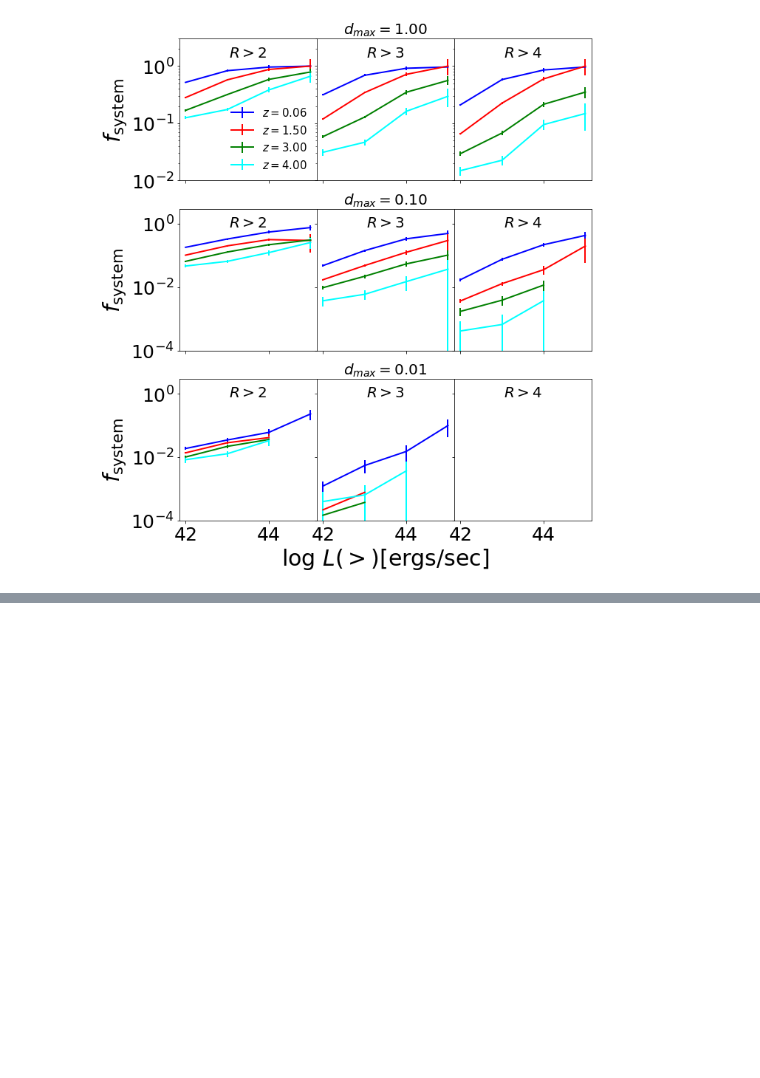
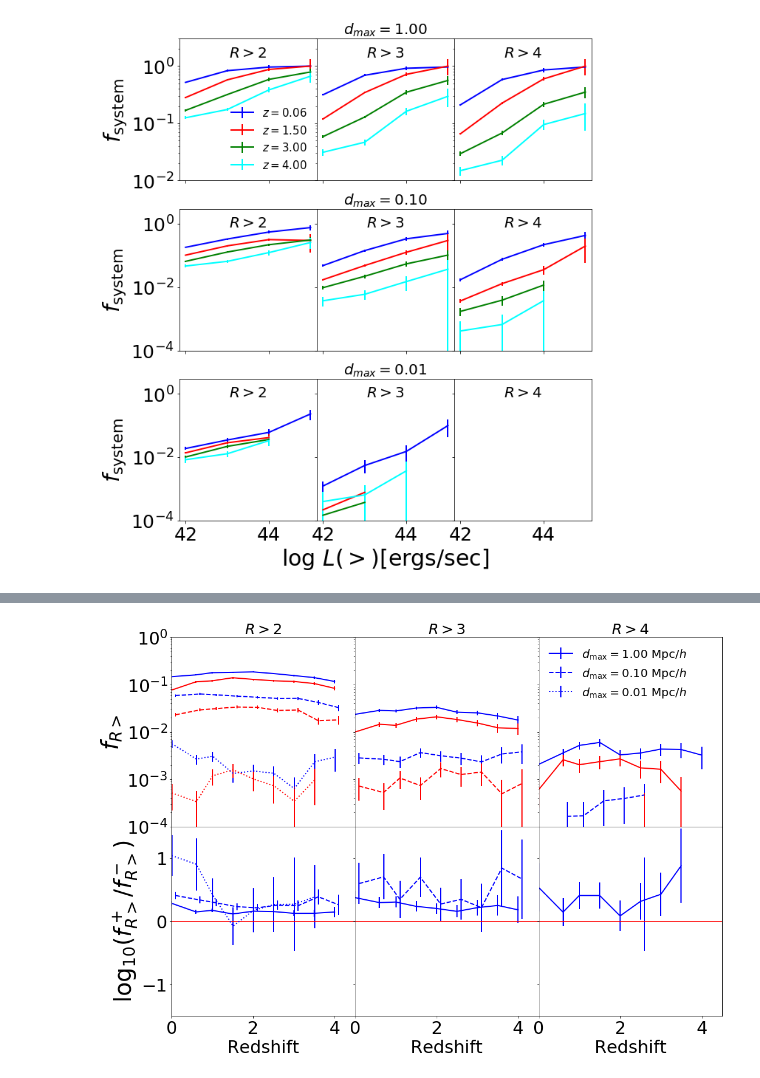
Before and after one commit to akbhowmi/Blackhole_systems_AGN_connection, a Jupyter notebook: Paper_black_systems_and_AGN_connection.ipynb, the cells around one changed output, grey strips where cells are left out. Saved outputs shown, nothing was run; the diff lists cells and outputs as text; code cells hidden in the pictures; blank space fills up the shorter version.

```diff
--- a/Paper_black_systems_and_AGN_connection.ipynb
+++ b/Paper_black_systems_and_AGN_connection.ipynb
@@ -829,0 +1071,50 @@ plt.savefig('./figures_for_paper1/AGNs_that_are_systems_%s.png'%run,bbox_inches=
+# %%
+log_halo_mass_cut_max=12
+log_halo_mass_cut_min=11.0
+f,ax=plt.subplots(2,3,figsize=(17,12),sharex=True)
+
+
+run='L75n1820TNG'
+
+
+
+medians=True
+#make_plot(run,1.0,'dashed',1e-2,1e0,split_by_eddington=False,median=medians,select_by_stellarmass=True)
+#RR=2
+log_bhmass_cut=6
+col1='blue'
+col2='red'
+ls='solid'
+offset=0
+
+RR=4
+make_plot(run,1.0,'solid',1e-4,1e0,split_by_eddington=True,median=medians,select_by_stellarmass=True)
+
+offset=0.1
+ls='dashed'
+make_plot(run,0.1,'dashed',1e-4,1e0,split_by_eddington=True,median=medians,select_by_stellarmass=True)
+
+#col='green'
+#make_plot(run,0.015,'solid',1e-5,1e0,split_by_eddington=True,median=medians,select_by_stellarmass=True)
+offset=0.01
+ls='dotted'
+make_plot(run,0.015,'dotted',1e-4,1e0,split_by_eddington=True,median=medians,select_by_stellarmass=True)
+
+
+#RR=3
+#make_plot(run,1.0,'dashed',1e-2,1e0,split_by_eddington=True,median=medians,select_by_stellarmass=True)
+
+
+ax[0,0].set_ylabel('$f_{R>}$',fontsize=40)
+ax[1,0].set_ylabel('$\log_{10}({f^+_{R>}/f^-_{R>}})$',fontsize=40)
+
+
+ax[0,2].legend(loc='upper left',fontsize=20,frameon=False)
+
+plt.subplots_adjust(hspace=0,wspace=0)
+
+plt.savefig('./figures_for_paper1/upper_lower_quartile_%s_proper_range.png'%run)
+
+#ax[1,0].set_ylabel('$\log_{10}{Upper half}-\log_{10}lower half$',fontsize=30)
+# %% [output]
+[figure, added]
```
Also changed, not shown: parts of 9 cells of this notebook.
